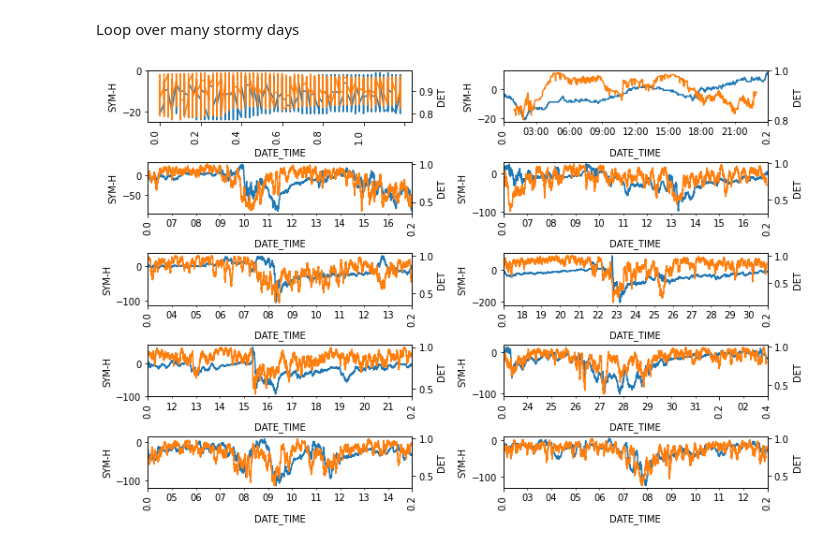
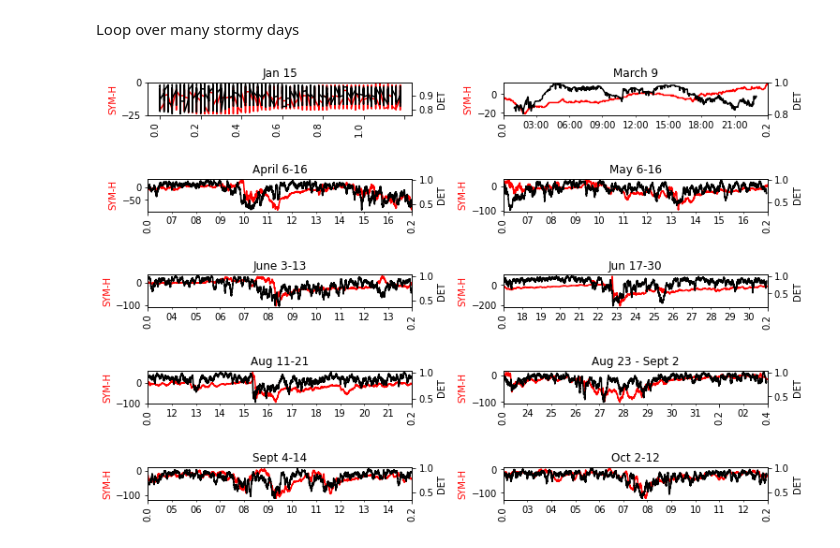
Before and after one commit to ogunjosam/chaos_geomagnetic_storms, a Jupyter notebook: SYM_H_chaos.ipynb, the cells around one changed output. Saved outputs shown, nothing was run; the diff lists cells and outputs as text; code cells hidden in the pictures.

```diff
--- a/SYM_H_chaos.ipynb
+++ b/SYM_H_chaos.ipynb
@@ -69,33 +69,39 @@ Loop over many stormy days
 # %%
 url = 'https://raw.githubusercontent.com/ogunjosam/chaos_geomagnetic_storms/main/SymH.xlsx'
 lag = 60
 
 fig,ax = plt.subplots(5,2,figsize=(10,8),sharex=False,sharey=False)
 fig.subplots_adjust(hspace=0.0,wspace=0.0)
-plt.tight_layout(h_pad=3,w_pad=6)
+plt.tight_layout(h_pad=6,w_pad=6)
 axf = ax.flatten()
+
+xnam = pd.ExcelFile(url)
+xx_tit = xnam.sheet_names
 
 for j in np.arange(10):
   xx = pd.read_excel(url,parse_dates=[['DATE','TIME']],usecols=['DATE','TIME','SYM-H'],index_col='DATE_TIME',sheet_name=j)
   xy = xx.values
 
   zy = np.empty(len(xy))
   ky = np.empty(len(xy))
   zy[:], ky[:] = np.NaN, np.NaN
 
   for i in np.arange(lag,len(xy)-lag):
     uy = RecurrencePlot(xy[i-lag:i+lag],threshold=0.05,silence_level=10)
     ky[i] = np.mean(xy[i-lag:i+lag])
     zy[i] = uy.determinism()
 
 
   xx['DET'] = zy
   xx['MEAN'] = ky
-  xx['SYM-H'].plot(ax=axf[j],ylabel='SYM-H',secondary_y = False)
-  xx['DET'].plot(ax=axf[j],secondary_y = True, mark_right=True,rot=0)
+  xx['SYM-H'].plot(ax=axf[j],ylabel='SYM-H',secondary_y = False,color='red')
+  xx['DET'].plot(ax=axf[j],secondary_y = True, mark_right=True,rot=0,color='black')
   axf[j].set_xticklabels(axf[j].get_xticklabels(),rotation=90)
+  axf[j].yaxis.label.set_color('red')
+  axf[j].set_title(xx_tit[j])
+  axf[j].set_xlabel('')
   plt.ylabel('DET')
 
   xx = []
 # %% [output]
-[figure, old version]
+[figure, new version]
```
